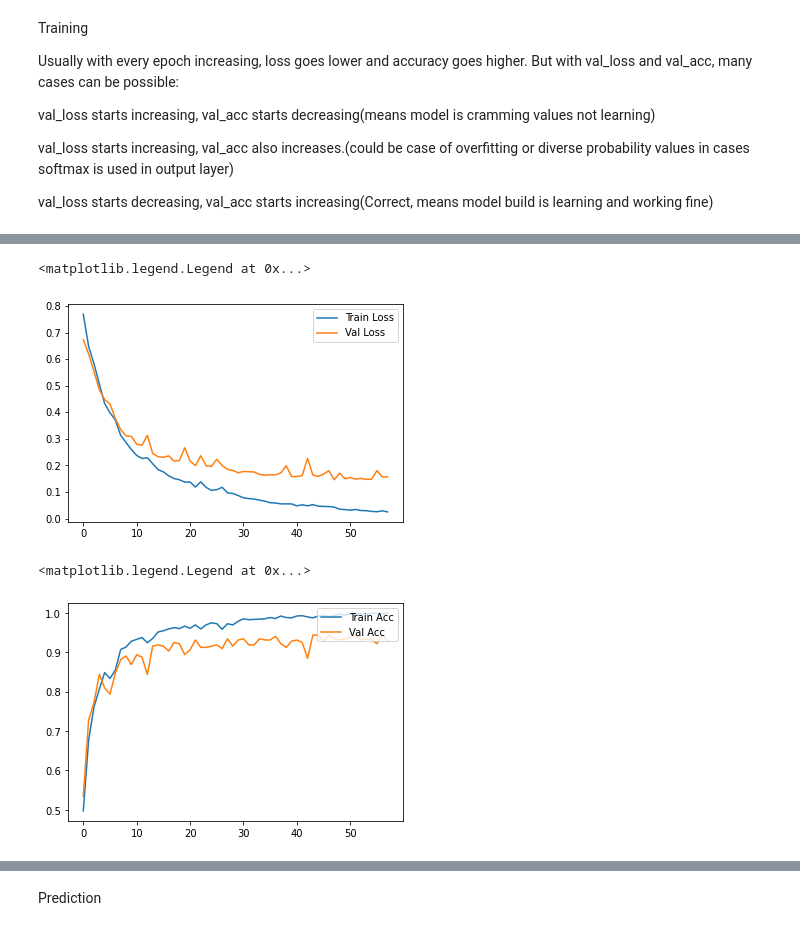
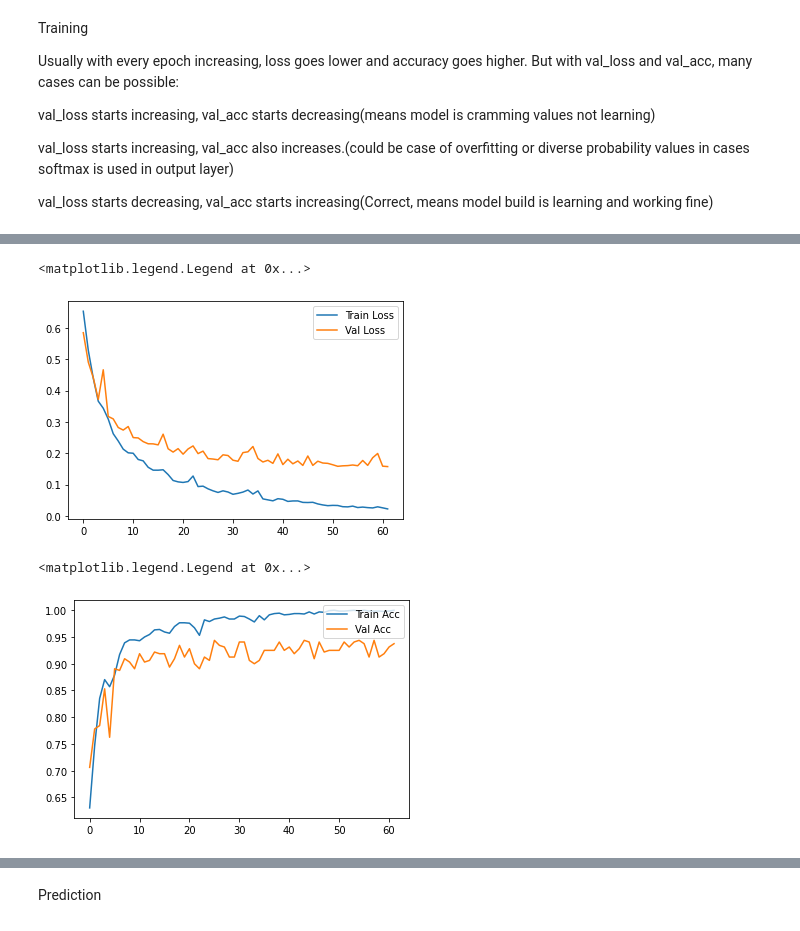
Before and after one commit to nayansavaliya/fakeImageDetection, a Jupyter notebook: src/SNGAN_Bilinear.ipynb, the cells around one changed output, grey strips where cells are left out. Cells and saved outputs as stored; diff of their text form; code cells hidden in the pictures.

```diff
--- a/src/SNGAN_Bilinear.ipynb
+++ b/src/SNGAN_Bilinear.ipynb
@@ -53,7 +53,7 @@ model.add(keras.layers.Conv2D(32,(3,3),activation='relu',input_shape=(32,32,3)))
 model.add(keras.layers.Flatten())
 
 # Hidden layer with 512 neurons and Rectified Linear Unit activation function
-model.add(keras.layers.Dense(32,activation='relu'))
+# model.add(keras.layers.Dense(32,activation='relu'))
 
 # Output layer with single neuron which gives 0 for fake or 1 for real
 #Here we use sigmoid activation function which makes our model output to lie between 0 and 1
@@ -118,19 +118,19 @@ Epoch 58/120
 # %%
 # visualizing losses and accuracy
 # print(history.history)
 train_loss = history.history['loss']
 val_loss   = history.history['val_loss']
 train_acc  = history.history['accuracy']
 val_acc    = history.history['val_accuracy']
-xc         = range(58)
+xc         = range(62)
 
 plt.figure()
 plt.plot(xc, train_loss,label = 'Train Loss')
 plt.plot(xc, val_loss,label = 'Val Loss')
 plt.legend(loc='upper right')
 # %% [output]
 <matplotlib.legend.Legend at 0x...>
-[figure, old version]
+[figure, new version]
 # %%
 plt.figure()
 plt.plot(xc, train_acc,label = 'Train Acc')
@@ -138,7 +138,7 @@ plt.plot(xc, val_acc,label = 'Val Acc')
 plt.legend(loc='upper right')
 # %% [output]
 <matplotlib.legend.Legend at 0x...>
-[figure, old version]
+[figure, new version]
 # %%
 _, acc = model.evaluate(test_dataset)
 print('Trained with Bilinear')
```
Also changed, not shown: parts of 3 cells of this notebook, 8 other files.
